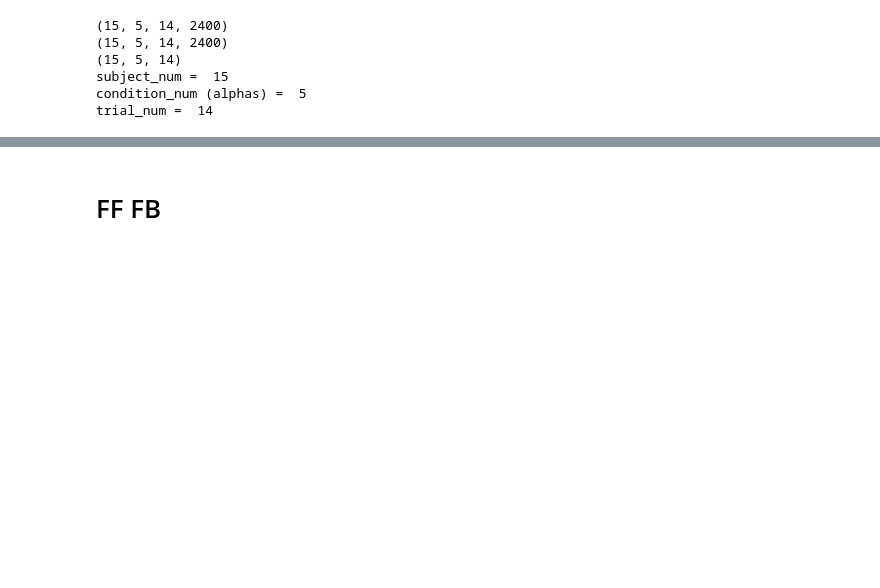
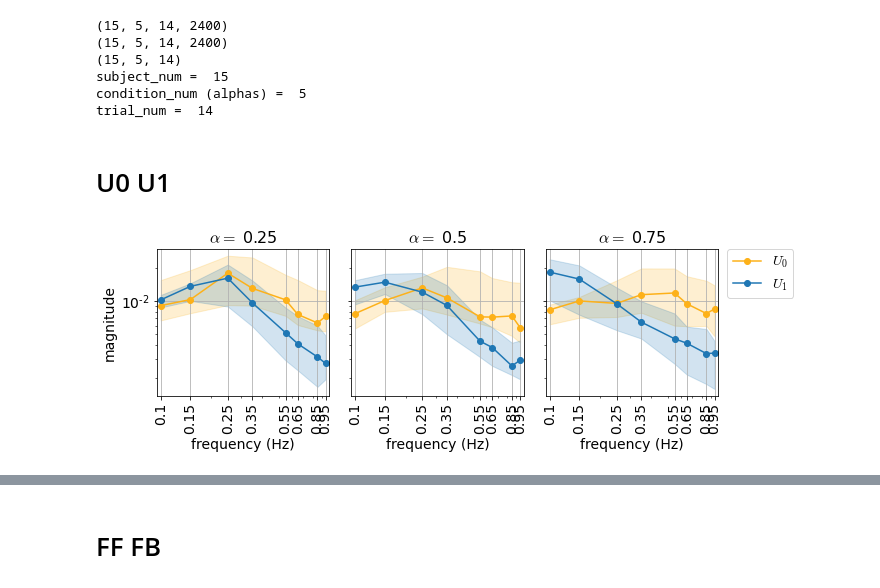
Before and after one commit to sburden-group/sensorimotor_fusion, a Jupyter notebook: analysis/Multimodal paper/20250124_individual_strategies.ipynb, the cells around one changed output, grey strips where cells are left out. Drawn from its saved outputs; the diff is of its cells as text; code cells hidden in the pictures; blank space fills up the shorter version.

```diff
--- a/analysis/Multimodal paper/20250124_individual_strategies.ipynb
+++ b/analysis/Multimodal paper/20250124_individual_strategies.ipynb
@@ -110,3 +110,40 @@ conditions = ['0','0.25','0.5','0.75','1']
 subject_num =  15
 condition_num (alphas) =  5
 trial_num =  14
+# %% [markdown]
+# U0 U1
+# %%
+# population level for Even trials
+# Bode plot of F and B
+xticks = np.array([0.1 , 0.15, 0.25, 0.35, 0.55, 0.65, 0.85, 0.95])
+xlim = (0.095, 1.0)
+fig,axs = plt.subplots(1,3,sharex=True,sharey=True,figsize=(10,3.5))
+for iC,cond in enumerate([1,2,3]):
+    # magnitude
+    ax = axs[iC]
+    U0_mean = np.mean(np.abs(U0s[:,cond,:,:][:,:,IX]),axis = 1) #mean across all trials
+    q25,q50,q75 = np.quantile(U0_mean,[0.25,0.5,0.75],axis = 0) # across subjects
+    ax.plot(freqs,q50,'-o',label = r'$U_0$',color = colors['GOLD'])
+    ax.fill_between(freqs, q25, q75, alpha=0.2,color = colors['GOLD'])
+
+    U1_mean = np.mean(np.abs(U1s[:,cond,:,:][:,:,IX]),axis = 1) #mean across all trials
+    q25,q50,q75 = np.quantile(U1_mean,[0.25,0.5,0.75],axis = 0) # across subjects
+    ax.plot(freqs,q50,'-o',label = r'$U_1$',color = colors['BLUE'])
+    ax.fill_between(freqs, q25, q75, alpha=0.2,color = colors['BLUE'])
+
+    ax.set_xscale("log")
+    ax.set_xlim(xlim)
+    ax.set_xticks(xticks)
+    ax.set_xticklabels(xticks,rotation=90)
+    ax.grid('on',zorder=-1)
+    # ax.set_ylim(0.1,80)
+    ax.set_yscale("log")
+
+    ax.set_title(r'$\alpha =$ '+str(alphas[cond]))
+    ax.set_xlabel('frequency (Hz)')
+axs[0].set_ylabel('magnitude')
+axs[2].legend(bbox_to_anchor=(1.05, 1), loc='upper left', borderaxespad=0.)
+plt.tight_layout()
+plt.show()
+# %% [output]
+[figure, added]
```
Also changed, not shown: parts of 11 cells of this notebook, 10 other files.
